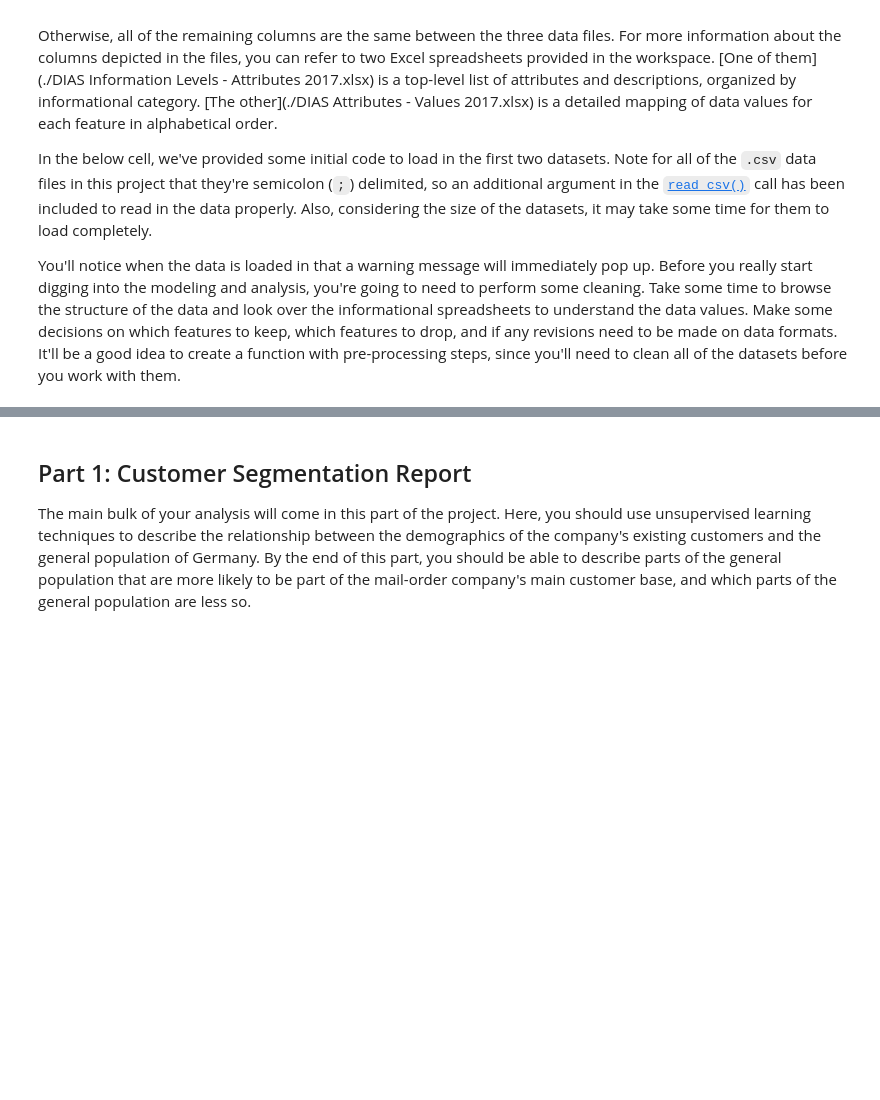
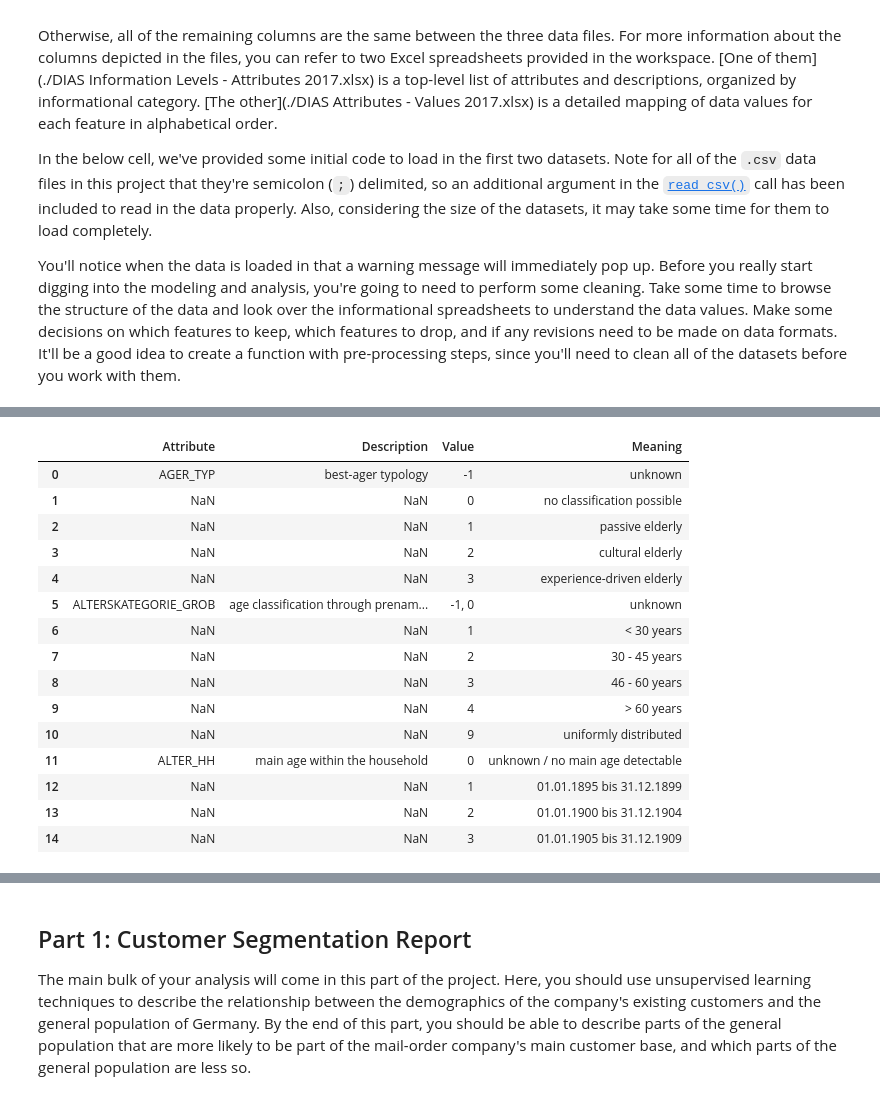
Before and after one commit to ursulahneumann/Arvato_capstone, a Jupyter notebook: Arvato_capstone.ipynb, the cells around one changed output, grey strips where cells are left out. Drawn from its saved outputs; the diff is of its cells as text; code cells hidden in the pictures; blank space fills up the shorter version.

```diff
--- a/Arvato_capstone.ipynb
+++ b/Arvato_capstone.ipynb
@@ -58,0 +101,22 @@ customers = pd.read_csv('../../data/Term2/capstone/arvato_data/Udacity_CUSTOMERS
+# %%
+# Load the feature information and view the first 15 lines
+feat_info = pd.read_excel('DIAS Attributes - Values 2017.xlsx')
+del feat_info['Unnamed: 0']
+feat_info.head(15)
+# %% [output]
+|  | Attribute | Description | Value | Meaning |
+| 0 | AGER_TYP | best-ager typology | -1 | unknown |
+| 1 | NaN | NaN | 0 | no classification possible |
+| 2 | NaN | NaN | 1 | passive elderly |
+| 3 | NaN | NaN | 2 | cultural elderly |
+| 4 | NaN | NaN | 3 | experience-driven elderly |
+| 5 | ALTERSKATEGORIE_GROB | age classification through prenam... | -1, 0 | unknown |
+| 6 | NaN | NaN | 1 | < 30 years |
+| 7 | NaN | NaN | 2 | 30 - 45 years |
+| 8 | NaN | NaN | 3 | 46 - 60 years |
+| 9 | NaN | NaN | 4 | > 60 years |
+| 10 | NaN | NaN | 9 | uniformly distributed |
+| 11 | ALTER_HH | main age within the household | 0 | unknown / no main age detectable |
+| 12 | NaN | NaN | 1 | 01.01.1895 bis 31.12.1899 |
+| 13 | NaN | NaN | 2 | 01.01.1900 bis 31.12.1904 |
+| 14 | NaN | NaN | 3 | 01.01.1905 bis 31.12.1909 |
```
Also changed, not shown: parts of 21 cells of this notebook.
